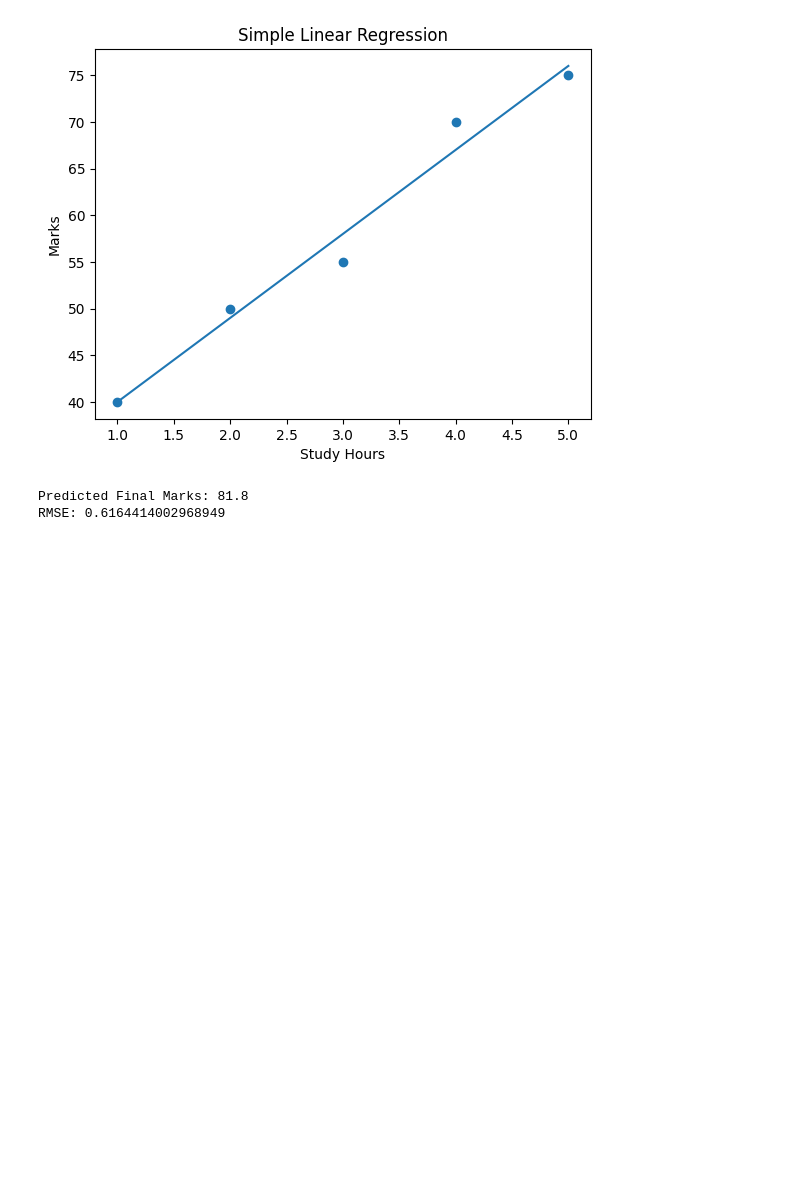
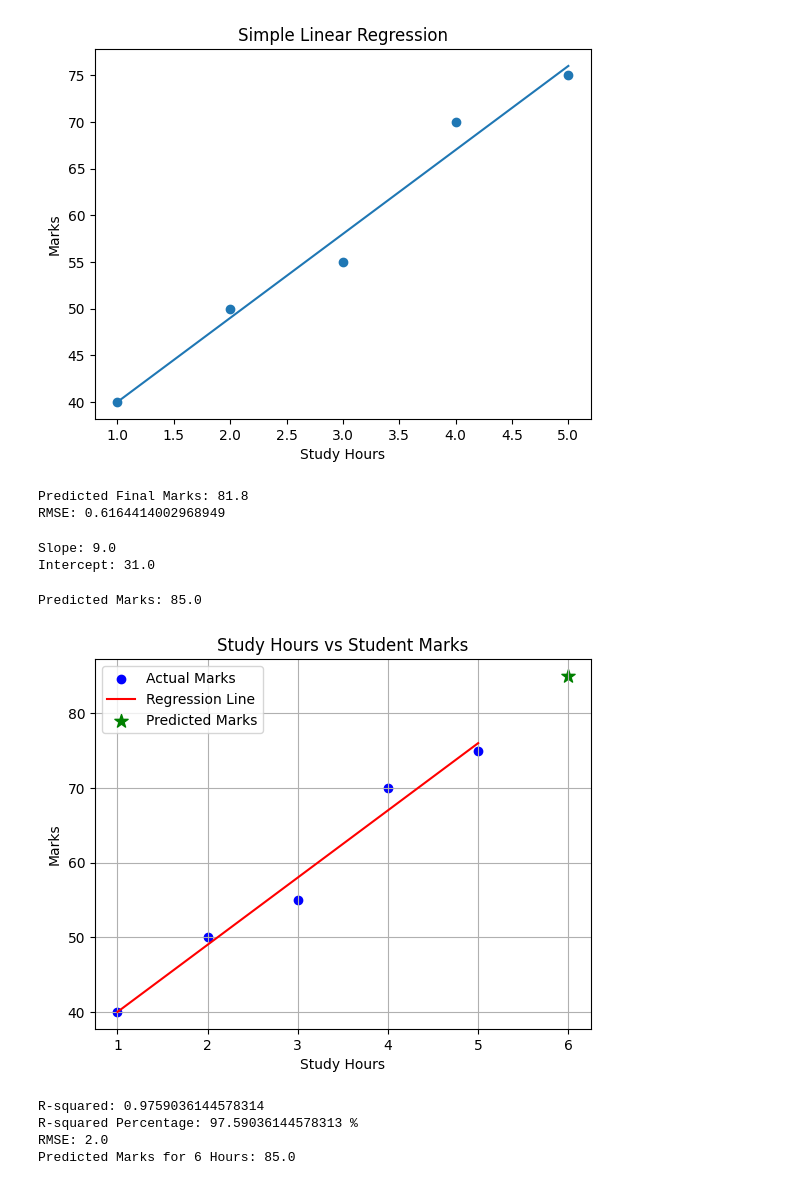
Before and after one commit to Mahadeva77/DAV-Lab---4IK25CS097, a Jupyter notebook: 4ik25cs097_7.ipynb, the cells around one changed output. Cells and saved outputs as stored; diff of their text form; code cells hidden in the pictures; blank space fills up the shorter version.

```diff
--- a/4ik25cs097_7.ipynb
+++ b/4ik25cs097_7.ipynb
@@ -100,0 +105,45 @@ RMSE: 0.6164414002968949
+# %%
+# Input data: Study Hours
+X = np.array([1, 2, 3, 4, 5]).reshape(-1, 1)
+
+# Output data: Marks
+y = np.array([40, 50, 55, 70, 75])
+# %%
+# Create the model
+model = LinearRegression()
+
+# Train the model
+model.fit(X, y)
+
+# Display slope and intercept
+print("Slope:", model.coef_[0])
+print("Intercept:", model.intercept_)
+
+# Predict marks for 6 study hours
+prediction = model.predict([[6]])
+# %% [output]
+Slope: 9.0
+Intercept: 31.0
+# %%
+print("Predicted Marks:", prediction[0])
+# %% [output]
+Predicted Marks: 85.0
+# %%
+# Draw actual data points
+plt.scatter(X, y, color="blue", label="Actual Marks")
+
+# Draw regression line
+plt.plot(X, model.predict(X),color="red", label="Regression Line")
+plt.scatter(6, prediction[0],
+            color="green",
+            s=100,
+            marker="*",
+            label="Predicted Marks")
+plt.xlabel("Study Hours")
+plt.ylabel("Marks")
+plt.title("Study Hours vs Student Marks")
+plt.legend()
+plt.grid(True)
+plt.show()
+# %% [output]
+[figure, added]
@@ -100,0 +177,14 @@ RMSE: 0.6164414002968949
+# %%
+# Display evaluation results
+print("R-squared:", r2)
+print("R-squared Percentage:", r2 * 100, "%")
+print("RMSE:", rmse)
+
+# Predict marks for a new student
+prediction = model.predict([[6]])
+print("Predicted Marks for 6 Hours:", prediction[0])
+# %% [output]
+R-squared: 0.9759036144578314
+R-squared Percentage: 97.59036144578313 %
+RMSE: 2.0
+Predicted Marks for 6 Hours: 85.0
```
Also changed, not shown: parts of 5 cells of this notebook.
